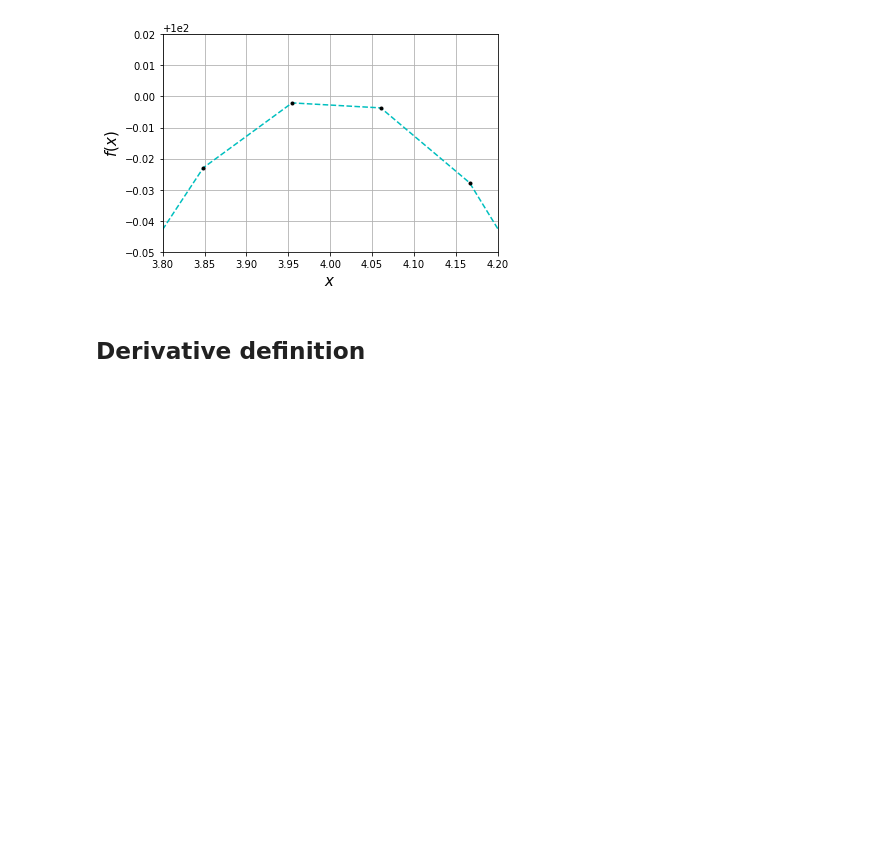
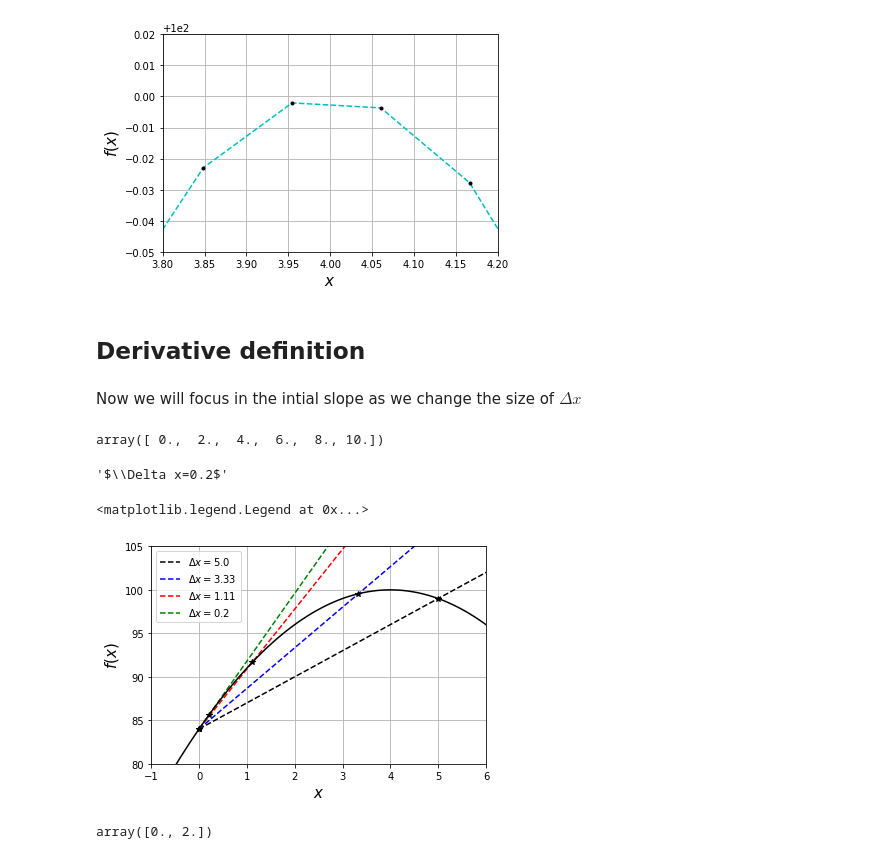
Before and after one commit to restrepo/Calculus, a Jupyter notebook: Differential_Calculus.ipynb, the cells around one changed output. Saved outputs shown, nothing was run; the diff lists cells and outputs as text; code cells hidden in the pictures; blank space fills up the shorter version.

```diff
--- a/Differential_Calculus.ipynb
+++ b/Differential_Calculus.ipynb
@@ -208,3 +208,43 @@ Text(0.5, 0, '$x$')
 [figure]
 # %% [markdown]
 ## Derivative definition
+# %% [markdown]
+Now we will focus in the intial slope as we change the size of $\Delta x$
+# %%
+x[0:]
+# %% [output]
+array([ 0.,  2.,  4.,  6.,  8., 10.])
+# %%
+
+r'$\Delta x={}$'.format(round(x[1]-x[0],2))
+# %% [output]
+'$\\Delta x=0.2$'
+# %%
+i=0
+mk=['k','b','r','g','y','c','m']
+#xend=[2,4,6]
+j=0
+for N in [3,4,10,50]:
+    x=np.linspace(0,10,N)
+    Δx=x[1:]-x[:-1]
+    Δy=f(x[1:])-f(x[:-1])
+    m=Δy/Δx
+    plt.plot(x[i:],slope(x[i:],f(x[i:]),m[i]),'{}--'.format(mk[j]),
+             label=r'$\Delta x={}$'.format(round(x[1]-x[0],2)) )
+    plt.plot(x[:2],f(x[:2]),'k*')
+    j=j+1
+
+plt.plot(x100,f(x100),'k-')
+plt.ylabel('$f(x)$',size=15)
+plt.xlabel('$x$',size=15)
+plt.grid()
+plt.ylim(80,105)
+plt.xlim(-1,6)
+plt.legend(loc='best')
+# %% [output]
+<matplotlib.legend.Legend at 0x...>
+[figure, added]
+# %%
+x[:2]
+# %% [output]
+array([0., 2.])
```
